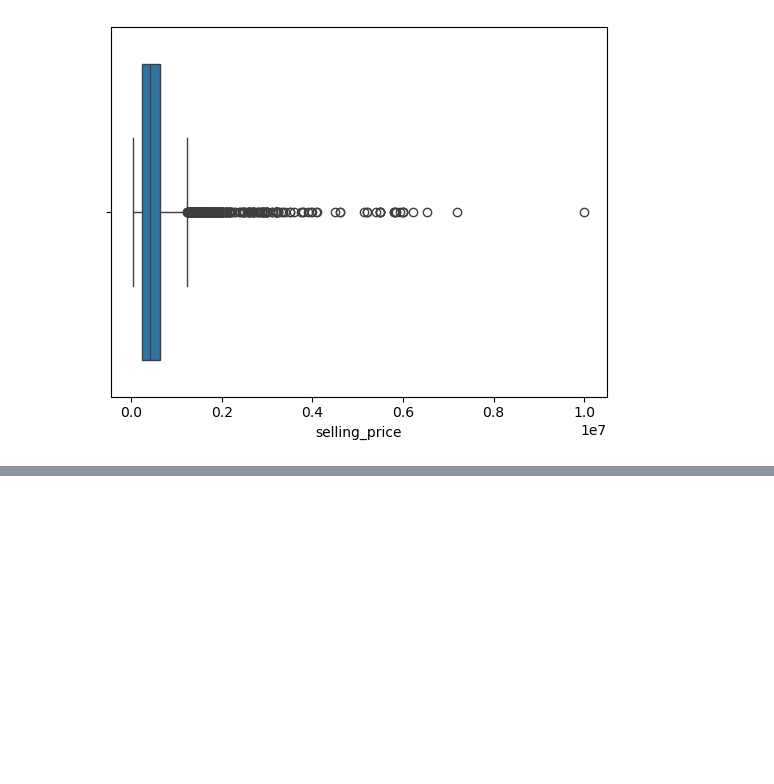
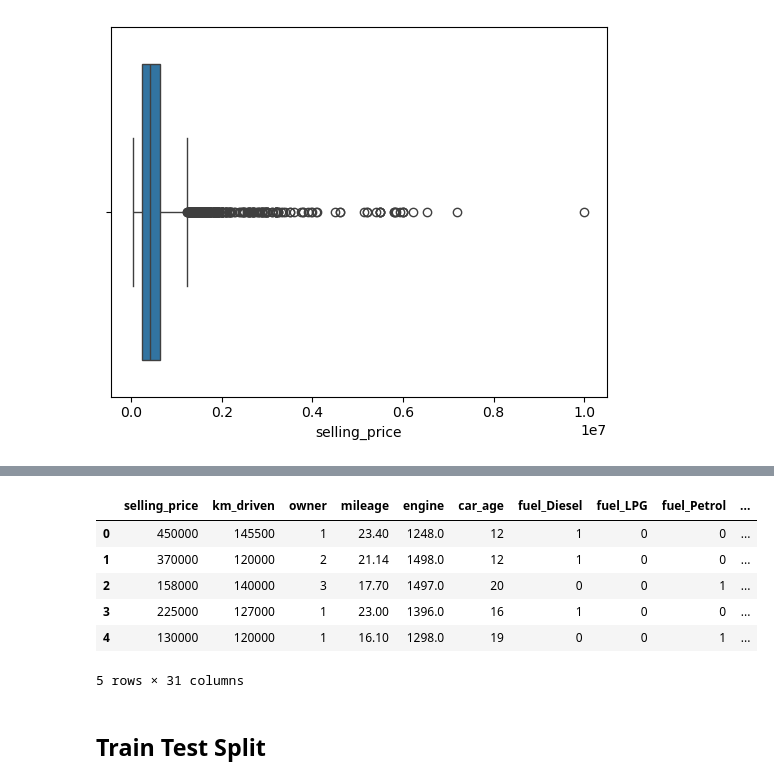
Before and after one commit to saad8446/Car_Price_Prediction, a Jupyter notebook: Car_Prediction.ipynb, the cells around one changed output, grey strips where cells are left out. Drawn from its saved outputs; the diff is of its cells as text; code cells hidden in the pictures; blank space fills up the shorter version.

Commit message:
Train test split

```diff
--- a/Car_Prediction.ipynb
+++ b/Car_Prediction.ipynb
@@ -227,0 +241,20 @@ sns.boxplot(x=df["selling_price"])
+# %%
+df["owner"]=df["owner"].map({"First Owner":1,"Second Owner":2,"Third Owner":3,"Fourth & Above Owner":4,"Test Drive Car":0})
+# %%
+brand_count=df["brand"].value_counts()
+rare_brands=brand_count[brand_count<10].index
+
+df["brand"]=df["brand"].replace(rare_brands,"Others")
+# %%
+df=pd.get_dummies(df,columns=["fuel","seller_type","transmission","brand"],drop_first=True,dtype=int)
+df.head()
+# %% [output]
+|  | selling_price | km_driven | owner | mileage | engine | car_age | fuel_Diesel | fuel_LPG | fuel_Petrol | ... |
+| 0 | 450000 | 145500 | 1 | 23.40 | 1248.0 | 12 | 1 | 0 | 0 | ... |
+| 1 | 370000 | 120000 | 2 | 21.14 | 1498.0 | 12 | 1 | 0 | 0 | ... |
+| 2 | 158000 | 140000 | 3 | 17.70 | 1497.0 | 20 | 0 | 0 | 1 | ... |
+| 3 | 225000 | 127000 | 1 | 23.00 | 1396.0 | 16 | 1 | 0 | 0 | ... |
+| 4 | 130000 | 120000 | 1 | 16.10 | 1298.0 | 19 | 0 | 0 | 1 | ... |
+5 rows × 31 columns
+# %% [markdown]
+## Train Test Split
```
Also changed, not shown: parts of 5 cells of this notebook.
